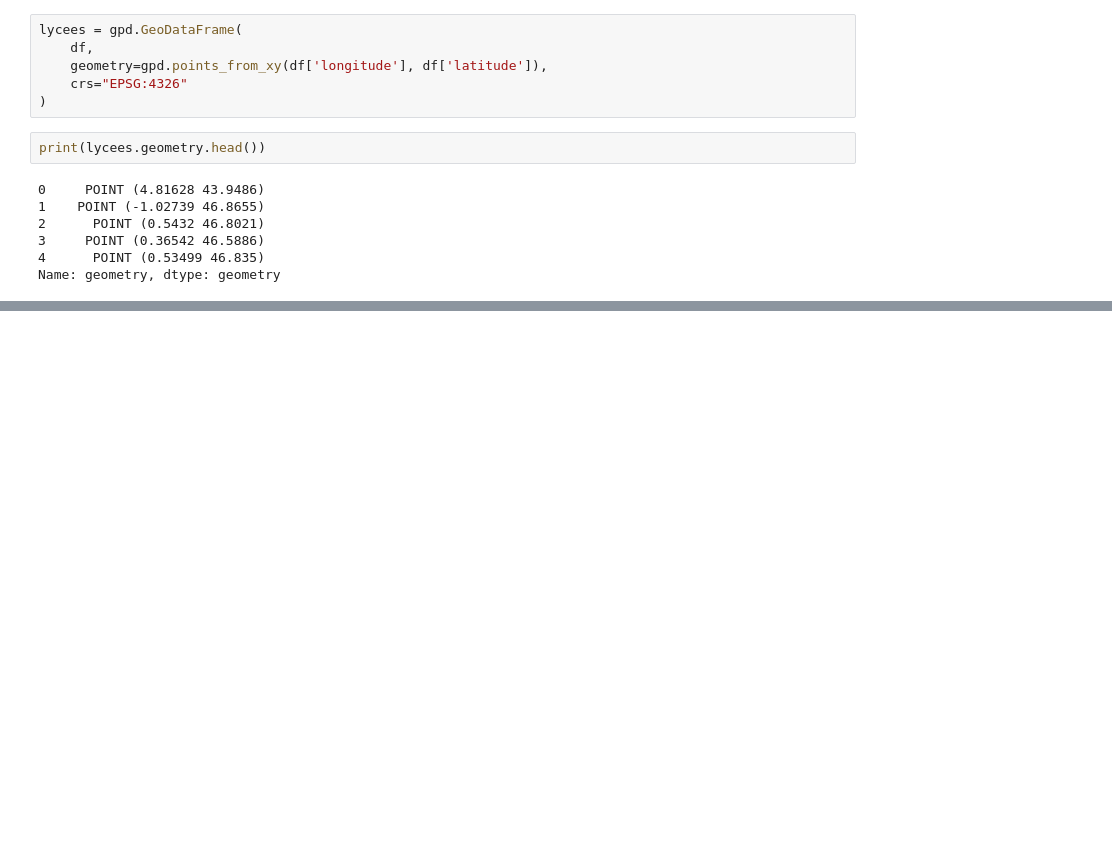
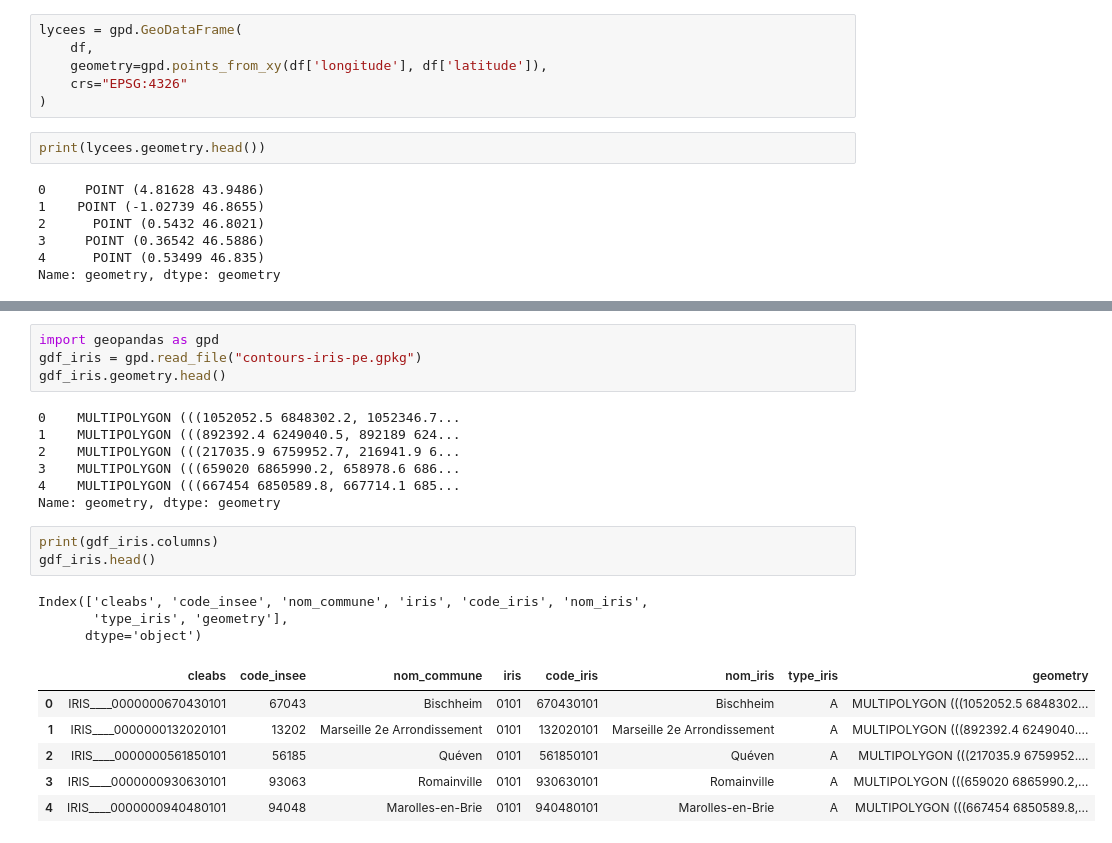
Before and after one commit to margaux-heam/projet_python, a Jupyter notebook: code.ipynb, the cells around one changed output, grey strips where cells are left out. Saved outputs shown, nothing was run; the diff lists cells and outputs as text; blank space fills up the shorter version.

```diff
--- a/code.ipynb
+++ b/code.ipynb
@@ -286,0 +171,24 @@ Lycées bounds: [-4.56664 41.6226   9.45279 51.05   ]
+# %%
+import geopandas as gpd
+gdf_iris = gpd.read_file("contours-iris-pe.gpkg")
+gdf_iris.geometry.head()
+# %% [output]
+0    MULTIPOLYGON (((1052052.5 6848302.2, 1052346.7...
+1    MULTIPOLYGON (((892392.4 6249040.5, 892189 624...
+2    MULTIPOLYGON (((217035.9 6759952.7, 216941.9 6...
+3    MULTIPOLYGON (((659020 6865990.2, 658978.6 686...
+4    MULTIPOLYGON (((667454 6850589.8, 667714.1 685...
+Name: geometry, dtype: geometry
+# %%
+print(gdf_iris.columns)
+gdf_iris.head()
+# %% [output]
+Index(['cleabs', 'code_insee', 'nom_commune', 'iris', 'code_iris', 'nom_iris',
+       'type_iris', 'geometry'],
+      dtype='object')
+|  | cleabs | code_insee | nom_commune | iris | code_iris | nom_iris | type_iris | geometry |
+| 0 | IRIS____0000000670430101 | 67043 | Bischheim | 0101 | 670430101 | Bischheim | A | MULTIPOLYGON (((1052052.5 6848302... |
+| 1 | IRIS____0000000132020101 | 13202 | Marseille 2e Arrondissement | 0101 | 132020101 | Marseille 2e Arrondissement | A | MULTIPOLYGON (((892392.4 6249040.... |
+| 2 | IRIS____0000000561850101 | 56185 | Quéven | 0101 | 561850101 | Quéven | A | MULTIPOLYGON (((217035.9 6759952.... |
+| 3 | IRIS____0000000930630101 | 93063 | Romainville | 0101 | 930630101 | Romainville | A | MULTIPOLYGON (((659020 6865990.2,... |
+| 4 | IRIS____0000000940480101 | 94048 | Marolles-en-Brie | 0101 | 940480101 | Marolles-en-Brie | A | MULTIPOLYGON (((667454 6850589.8,... |
```
Also changed, not shown: parts of 25 cells of this notebook, 5 other files.
